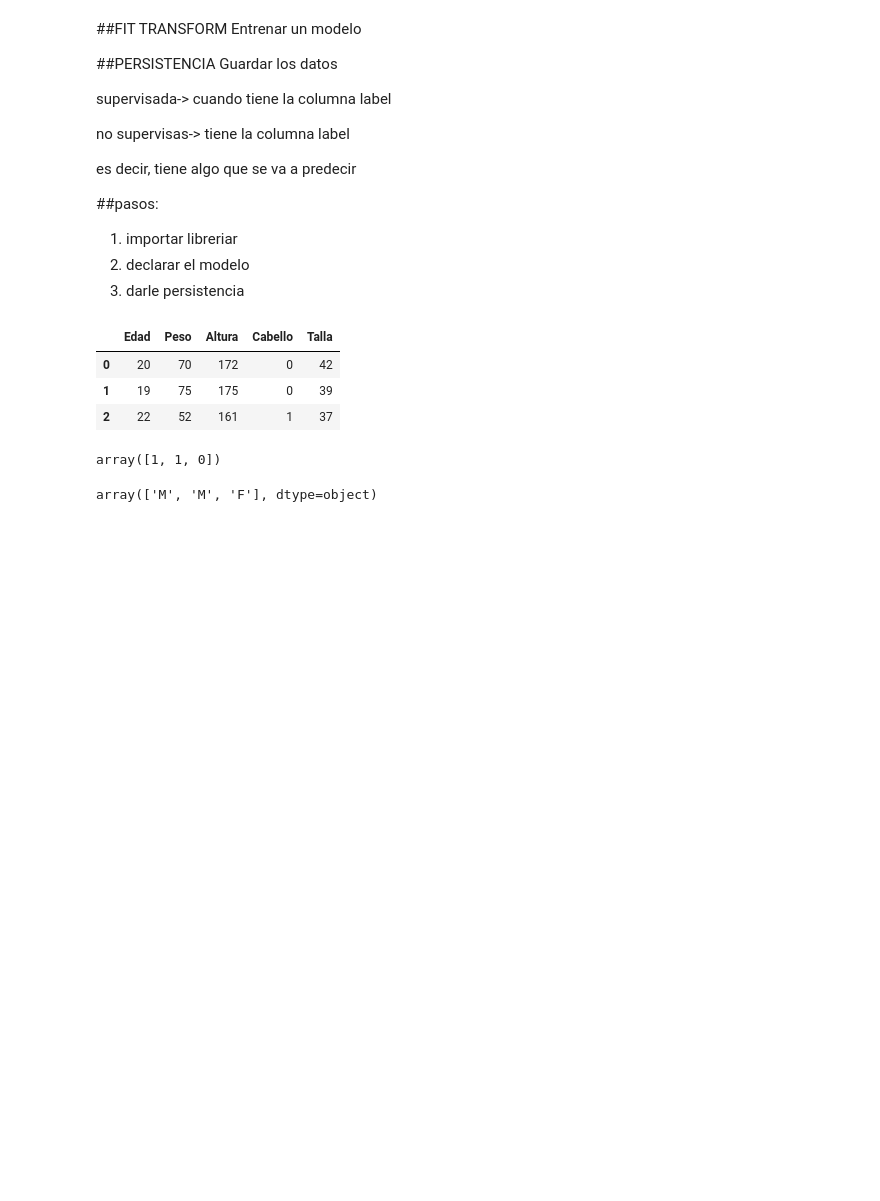
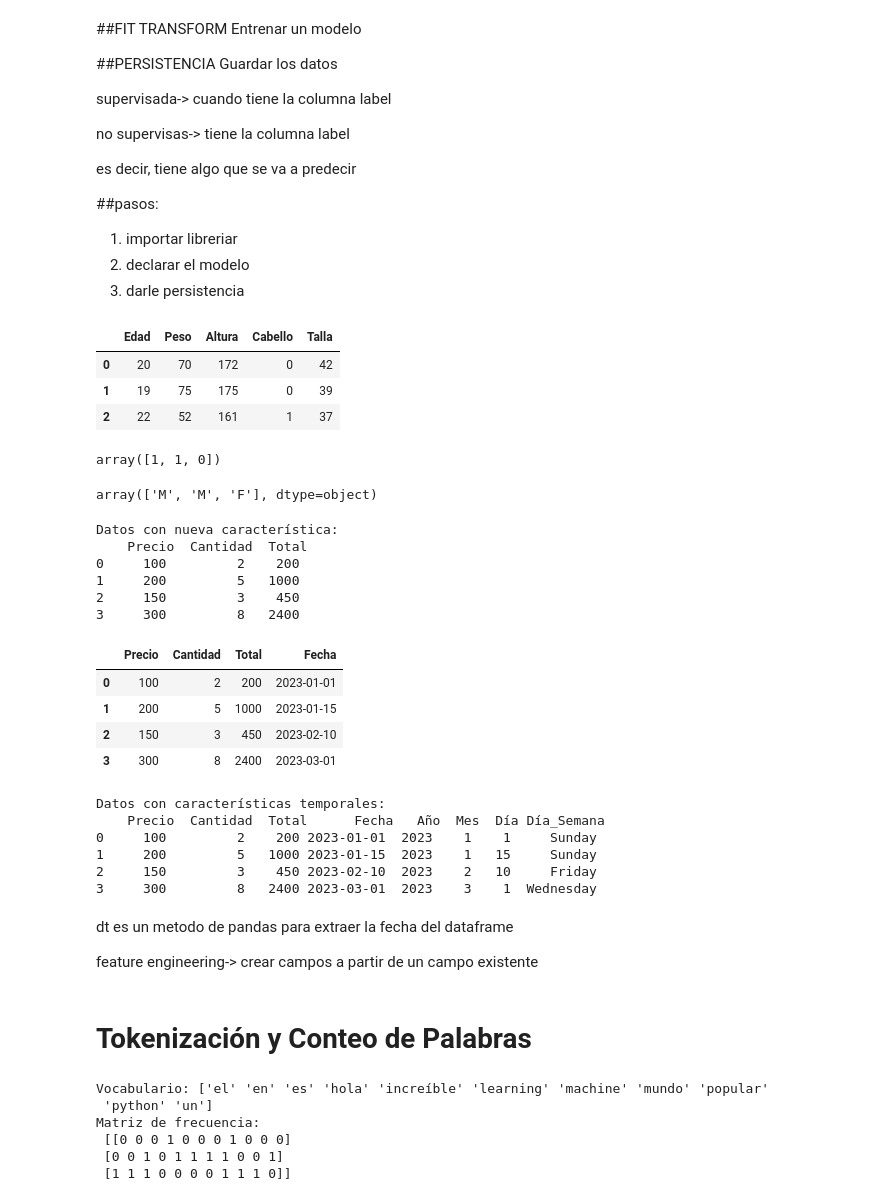
Before and after one commit to mbarragan744/clase-IA, a Jupyter notebook: EDA.ipynb, the cells around one changed output. Cells and saved outputs as stored; diff of their text form; code cells hidden in the pictures; blank space fills up the shorter version.

```diff
--- a/EDA.ipynb
+++ b/EDA.ipynb
@@ -747,3 +747,75 @@ decoded_predictions = gender_encoder.inverse_transform(predictions)
 decoded_predictions
 # %% [output]
 array(['M', 'M', 'F'], dtype=object)
+# %%
+import pandas as pd
+
+# Dataset de ejemplo
+data = pd.DataFrame({
+    "Precio": [100, 200, 150, 300],
+    "Cantidad": [2, 5, 3, 8]
+})
+
+# Crear una nueva característica: Total
+data["Total"] = data["Precio"] * data["Cantidad"]
+print("Datos con nueva característica:\n", data)
+# %% [output]
+Datos con nueva característica:
+    Precio  Cantidad  Total
+0     100         2    200
+1     200         5   1000
+2     150         3    450
+3     300         8   2400
+# %%
+# Agregar fechas al dataset
+data["Fecha"] = pd.to_datetime(["2023-01-01", "2023-01-15", "2023-02-10", "2023-03-01"])
+data
+# %% [output]
+|  | Precio | Cantidad | Total | Fecha |
+| 0 | 100 | 2 | 200 | 2023-01-01 |
+| 1 | 200 | 5 | 1000 | 2023-01-15 |
+| 2 | 150 | 3 | 450 | 2023-02-10 |
+| 3 | 300 | 8 | 2400 | 2023-03-01 |
+# %%
+# Extraer características temporales
+data["Año"] = data["Fecha"].dt.year
+data["Mes"] = data["Fecha"].dt.month
+data["Día"] = data["Fecha"].dt.day
+data["Día_Semana"] = data["Fecha"].dt.day_name()
+print("Datos con características temporales:\n", data)
+# %% [output]
+Datos con características temporales:
+    Precio  Cantidad  Total      Fecha   Año  Mes  Día Día_Semana
+0     100         2    200 2023-01-01  2023    1    1     Sunday
+1     200         5   1000 2023-01-15  2023    1   15     Sunday
+2     150         3    450 2023-02-10  2023    2   10     Friday
+3     300         8   2400 2023-03-01  2023    3    1  Wednesday
+# %% [markdown]
+dt es un metodo de pandas para extraer la fecha del dataframe
+
+
+feature engineering-> crear campos a partir de un campo existente
+# %% [markdown]
+# **Tokenización y Conteo de Palabras**
+# %%
+from sklearn.feature_extraction.text import CountVectorizer
+
+# Datos de texto
+data_texto = pd.DataFrame({
+    "Texto": ["Hola mundo", "Machine learning es un mundo increíble", "Python es popular en el mundo"]
+})
+
+# Vectorizador de palabras
+vectorizer = CountVectorizer()
+matriz_frecuencia = vectorizer.fit_transform(data_texto["Texto"])
+
+# Mostrar el vocabulario y la matriz
+print("\nVocabulario:", vectorizer.get_feature_names_out())
+print("Matriz de frecuencia:\n", matriz_frecuencia.toarray())
+# %% [output]
+Vocabulario: ['el' 'en' 'es' 'hola' 'increíble' 'learning' 'machine' 'mundo' 'popular'
+ 'python' 'un']
+Matriz de frecuencia:
+ [[0 0 0 1 0 0 0 1 0 0 0]
+ [0 0 1 0 1 1 1 1 0 0 1]
+ [1 1 1 0 0 0 0 1 1 1 0]]
```
Also changed, not shown: parts of 6 cells of this notebook.
